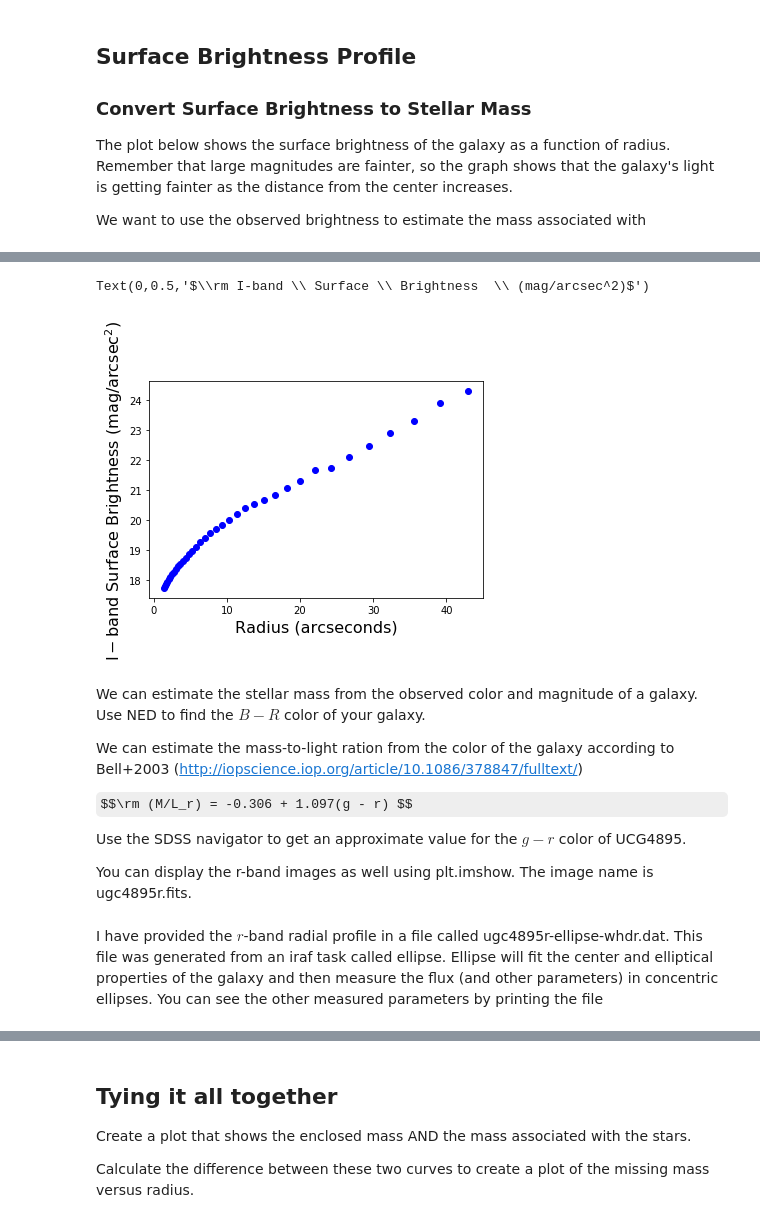
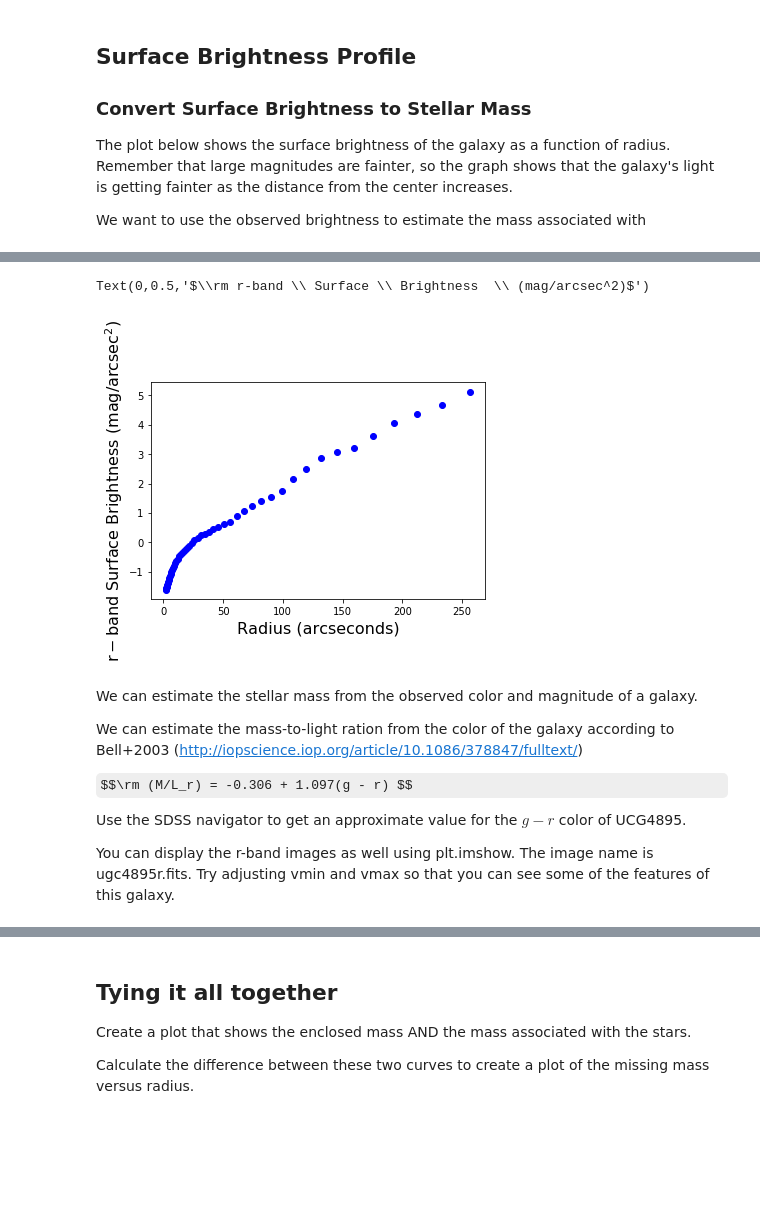
Before and after one commit to rfinn/ASTR390, a Jupyter notebook: darkmatter/rotation-curve-DM.ipynb, the cells around one changed output, grey strips where cells are left out. Cells and saved outputs as stored; diff of their text form; code cells hidden in the pictures; some formulas as TeX source; blank space fills up the shorter version.

```diff
--- a/darkmatter/rotation-curve-DM.ipynb
+++ b/darkmatter/rotation-curve-DM.ipynb
@@ -138,13 +170,13 @@ We want to use the observed brightness to estimate the mass associated with
 # %%
 plt.figure()
-plt.plot(sb['radius'],sb['surfmag'],'bo')
+plt.plot(rdat['SMA'],rdat['MAG'],'bo')
 plt.xlabel('Radius (arcseconds)', fontsize=16)
-plt.ylabel(r'$\rm I-band \ Surface \ Brightness  \ (mag/arcsec^2)$',fontsize=16)
+plt.ylabel(r'$\rm r-band \ Surface \ Brightness  \ (mag/arcsec^2)$',fontsize=16)
 # %% [output]
-Text(0,0.5,'$\\rm I-band \\ Surface \\ Brightness  \\ (mag/arcsec^2)$')
+Text(0,0.5,'$\\rm r-band \\ Surface \\ Brightness  \\ (mag/arcsec^2)$')
-[figure, old version]
+[figure, new version]
 # %% [markdown]
-We can estimate the stellar mass from the observed color and magnitude of a galaxy.  Use NED to find the $B-R$ color of your galaxy.
+We can estimate the stellar mass from the observed color and magnitude of a galaxy.
 
 
 We can estimate the mass-to-light ration from the color of the galaxy according to Bell+2003 (http://iopscience.iop.org/article/10.1086/378847/fulltext/)
@@ -153,8 +185,6 @@ $$\rm (M/L_r) = -0.306 + 1.097(g - r) $$
 
 Use the SDSS navigator to get an approximate value for the $g-r$ color of UCG4895.
 
-You can display the r-band images as well using plt.imshow.  The image name is ugc4895r.fits.
+You can display the r-band images as well using plt.imshow.  The image name is ugc4895r.fits.  Try adjusting vmin and vmax so that you can see some of the features of this galaxy.
 # %%
 gr = # g-r color
-# %% [markdown]
-I have provided the $r$-band radial profile in a file called ugc4895r-ellipse-whdr.dat.  This file was generated from an iraf task called ellipse.  Ellipse will fit the center and elliptical properties of the galaxy and then measure the flux (and other parameters) in concentric ellipses.  You can see the other measured parameters by printing the file
```
Also changed, not shown: parts of 14 cells of this notebook, 1 other file.
